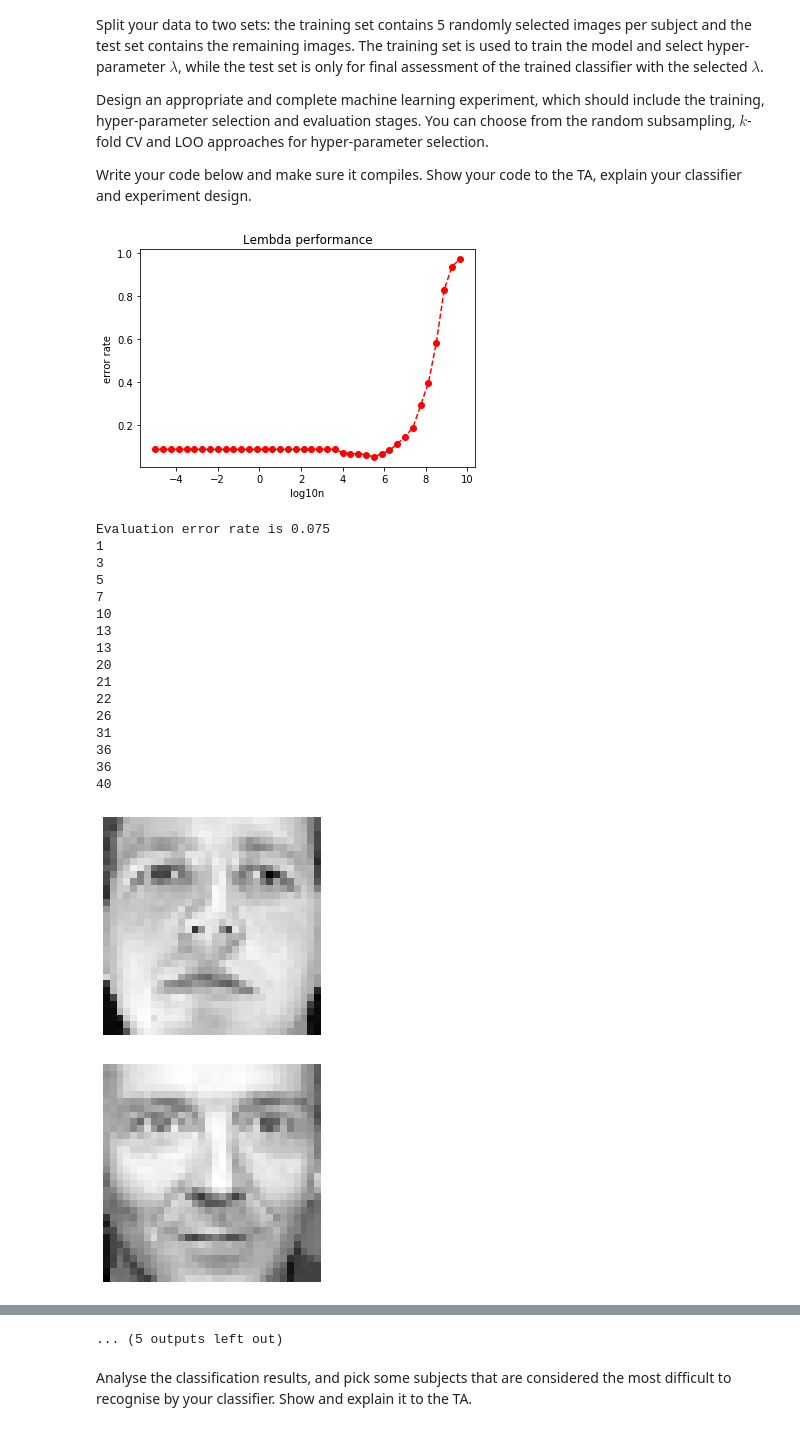
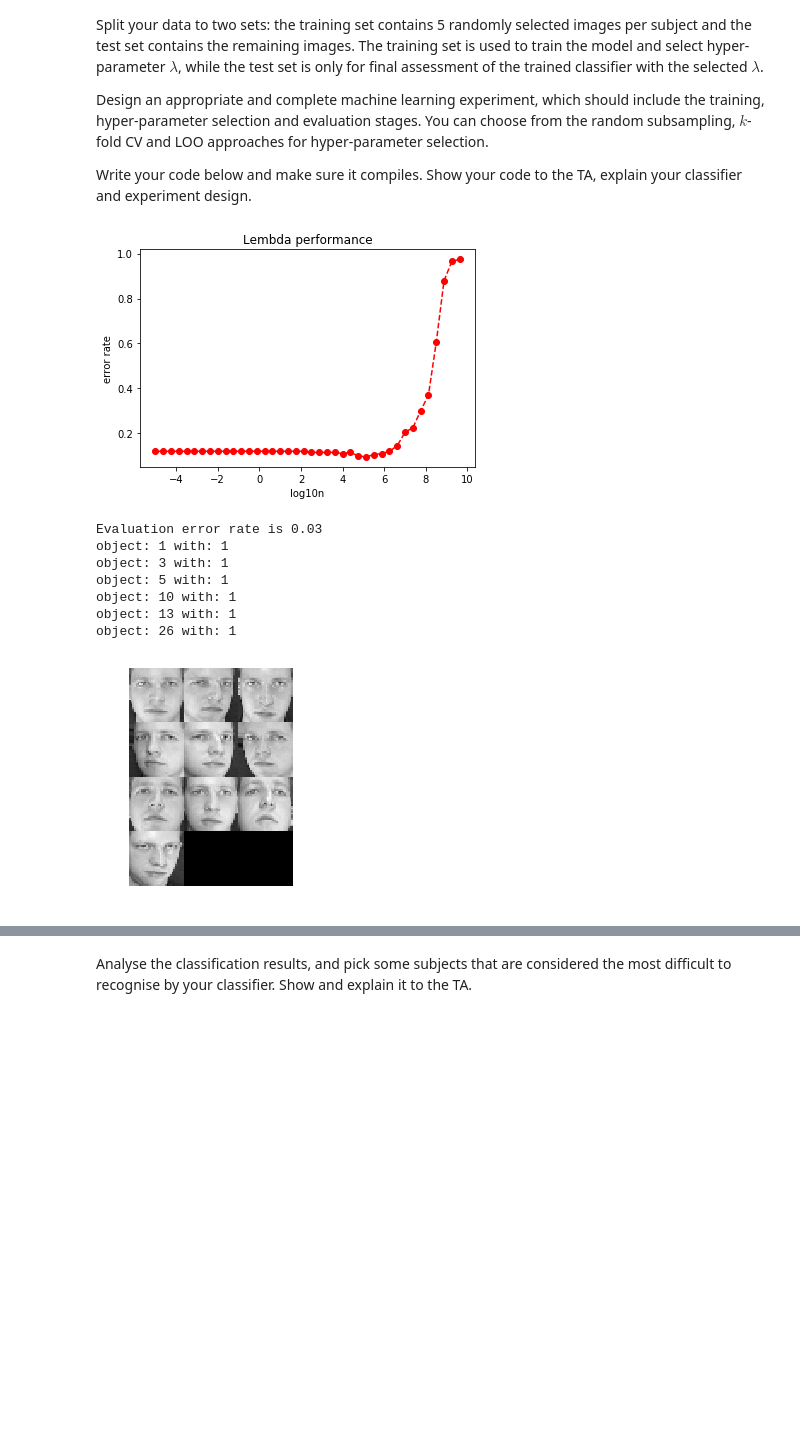
Before and after one commit to Feifan-Chen/face-recoginition-program, a Jupyter notebook: Lab3.ipynb, the cells around one changed output, grey strips where cells are left out. Drawn from its saved outputs; the diff is of its cells as text; code cells hidden in the pictures; blank space fills up the shorter version.

```diff
--- a/Lab3.ipynb
+++ b/Lab3.ipynb
@@ -377,53 +320,50 @@ for i in range(hyper_set.shape[0]):
 #train the data and find the best lambda
 result = hyperparameter_selection(hyper_set,tr_ind)
 error_rate = result[0]
 best_lembda = result[1]
 
 #plot the all lemda performance
 x = base_set
 y_train_error = error_rate
 plt.plot(base_set, error_rate,'r--o')
 plt.xlabel('log10n')
 plt.ylabel('error rate')
 plt.title('Lembda performance')
 plt.show()
 
 #use the best lemda to train test data
 lambda_train_label = np.zeros([200, 40], dtype = int)
 for x in range(40):
         for r in range(5 * 40):
             if(r >= x*5 and r< (x+1)*5):
                 for c in range(40):
                     if c == x:
                         lambda_train_label[r,c] = 1
                     else:
                         lambda_train_label[r,c] = -1
 w = l2_rls_train(tr_data, lambda_train_label, best_lembda)
 predicted_y_test = l2_rls_predict(w,te_data)
 predict_result = np.argmax(predicted_y_test,axis=1)+1
 test_eror_rate = (200-np.sum(predict_result == te_label))/200
+
+#find which subject is most difficult to recognise
+difference = (predict_result !=te_label)
+error_object = np.empty(40, dtype = int )
 print('Evaluation error rate is',test_eror_rate)
-for i in range(200):
-    if predict_result[i] != te_label[i]:
-        print(te_label[i])
-        show_single_face(te_data[i, :])
+for i in range(1,41):
+    error_object[i-1] = np.sum(difference[(i-1)*5 :(i-1)*5 +5 ])
+for i in range(40):
+    if(error_object[i] != 0):
+        print("object:", i+1, "with:", error_object[i])
+max = np.argmax(error_object)
+show_faces(data[max*10:(max*10 + 10), :], num_per_row=3)
 # %% [output]
-[figure, old version]
+[figure, new version]
-Evaluation error rate is 0.075
-1
-3
-5
-7
-10
-13
-13
-20
-21
-22
-26
-31
-36
-36
-40
+Evaluation error rate is 0.03
+object: 1 with: 1
+object: 3 with: 1
+object: 5 with: 1
+object: 10 with: 1
+object: 13 with: 1
+object: 26 with: 1
-[figure, old version]
+[figure, new version]
-[figure, removed]
@@ -438,4 +370,3 @@ Evaluation error rate is 0.075
-... (5 outputs left out)
 # %% [markdown]
 Analyse the classification results, and pick some subjects that are considered the most difficult to recognise by your classifier. Show and explain it to the TA.
 # %% [raw]
```
Also changed, not shown: parts of 11 cells of this notebook.
